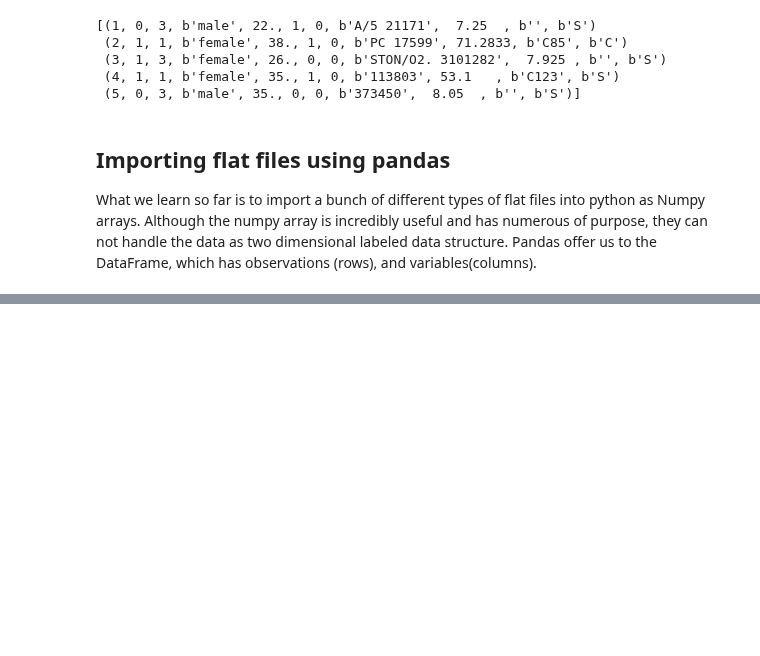
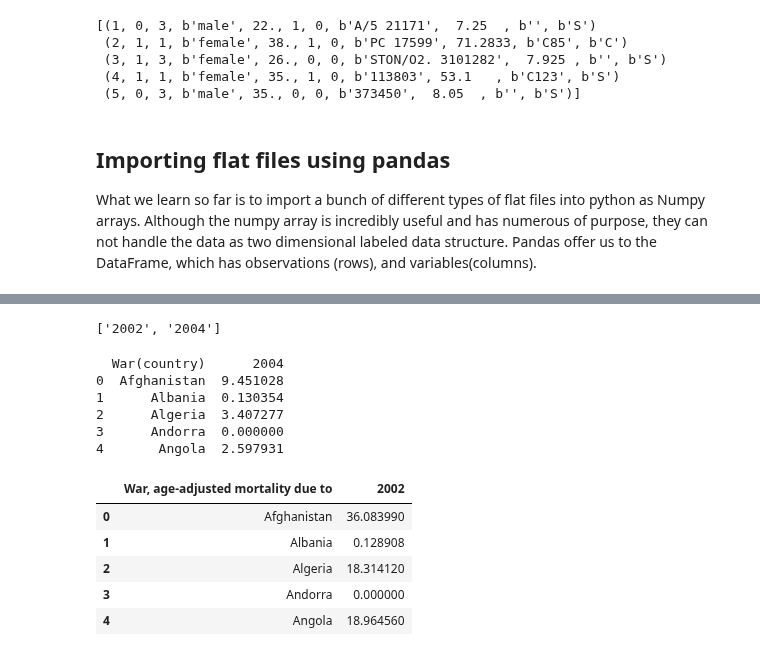
Before and after one commit to aysbt/DataCamp, a Jupyter notebook: Importing_Data_in_Python_part1.ipynb, the cells around one changed output, grey strips where cells are left out. Cells and saved outputs as stored; diff of their text form; code cells hidden in the pictures; blank space fills up the shorter version.

```diff
--- a/Importing_Data_in_Python_part1.ipynb
+++ b/Importing_Data_in_Python_part1.ipynb
@@ -159,0 +204,26 @@ Handling read_csv() function under different circumstances
+# %%
+ excel_data = pd.ExcelFile('data/battledeath.xlsx')
+ print(excel_data.sheet_names)
+# %% [output]
+['2002', '2004']
+# %%
+#Load the sheet into dataframe
+df1 = excel_data.parse('2004')
+print(df1.head())
+# %% [output]
+  War(country)      2004
+0  Afghanistan  9.451028
+1      Albania  0.130354
+2      Algeria  3.407277
+3      Andorra  0.000000
+4       Angola  2.597931
+# %%
+df2 = excel_data.parse('2002')
+df2.head()
+# %% [output]
+|  | War, age-adjusted mortality due to | 2002 |
+| 0 | Afghanistan | 36.083990 |
+| 1 | Albania | 0.128908 |
+| 2 | Algeria | 18.314120 |
+| 3 | Andorra | 0.000000 |
+| 4 | Angola | 18.964560 |
```
Also changed, not shown: parts of 22 cells of this notebook.
